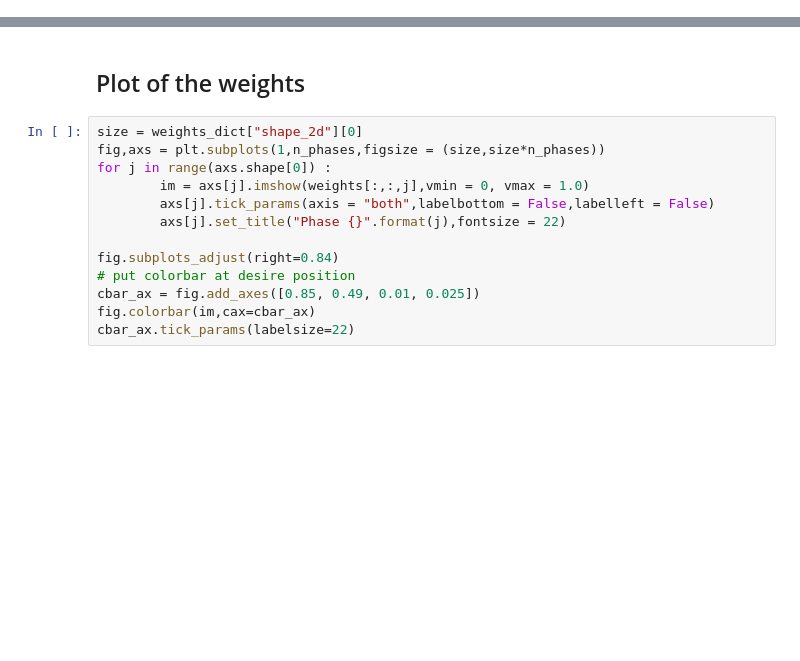
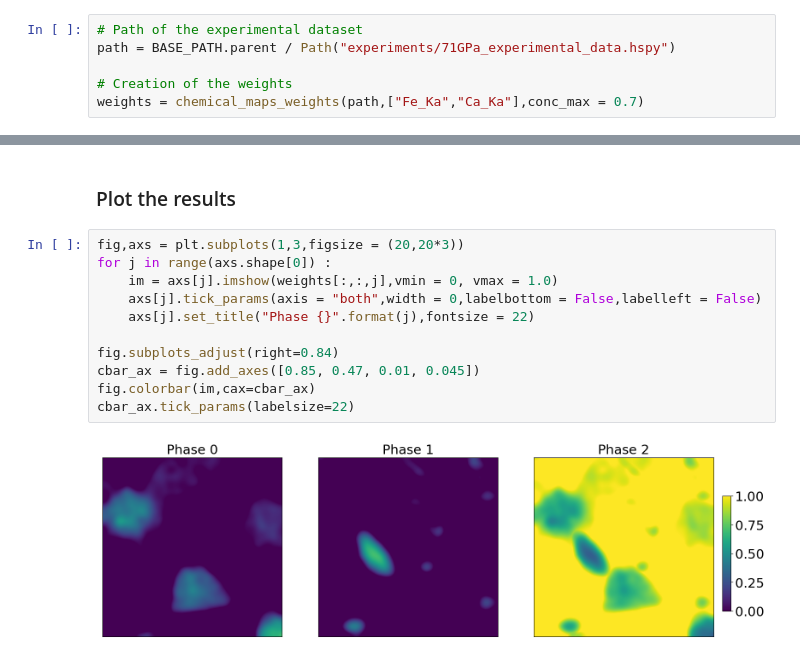
Before and after one commit to adriente/espm, a Jupyter notebook: notebooks/generate_data.ipynb, the cells around one changed output, grey strips where cells are left out. Saved outputs shown, nothing was run; the diff lists cells and outputs as text; blank space fills up the shorter version.

```diff
--- a/notebooks/generate_data.ipynb
+++ b/notebooks/generate_data.ipynb
@@ -25,0 +35,6 @@ weights = generate_weights(**weights_dict,n_phases=n_phases,seed=seed)
+# %%
+# Path of the experimental dataset
+path = BASE_PATH.parent / Path("experiments/71GPa_experimental_data.hspy")
+
+# Creation of the weights
+weights = chemical_maps_weights(path,["Fe_Ka","Ca_Ka"],conc_max = 0.7)
@@ -26,15 +43,15 @@ weights = generate_weights(**weights_dict,n_phases=n_phases,seed=seed)
 # %% [markdown]
-## Plot of the weights
+### Plot the results
 # %%
-size = weights_dict["shape_2d"][0]
-fig,axs = plt.subplots(1,n_phases,figsize = (size,size*n_phases))
+fig,axs = plt.subplots(1,3,figsize = (20,20*3))
 for j in range(axs.shape[0]) :
-        im = axs[j].imshow(weights[:,:,j],vmin = 0, vmax = 1.0)
-        axs[j].tick_params(axis = "both",labelbottom = False,labelleft = False)
-        axs[j].set_title("Phase {}".format(j),fontsize = 22)
+    im = axs[j].imshow(weights[:,:,j],vmin = 0, vmax = 1.0)
+    axs[j].tick_params(axis = "both",width = 0,labelbottom = False,labelleft = False)
+    axs[j].set_title("Phase {}".format(j),fontsize = 22)
 
 fig.subplots_adjust(right=0.84)
-# put colorbar at desire position
-cbar_ax = fig.add_axes([0.85, 0.49, 0.01, 0.025])
+cbar_ax = fig.add_axes([0.85, 0.47, 0.01, 0.045])
 fig.colorbar(im,cax=cbar_ax)
 cbar_ax.tick_params(labelsize=22)
+# %% [output]
+[figure, added]
```
Also changed, not shown: parts of 19 cells of this notebook, 4 other files.
